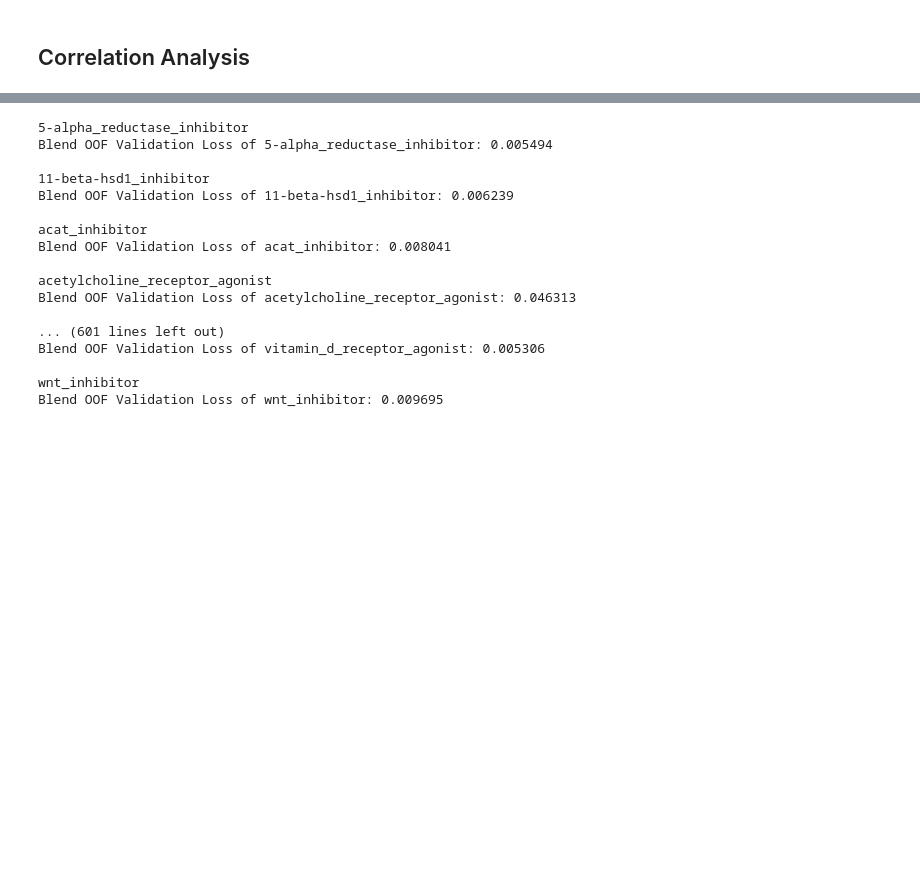
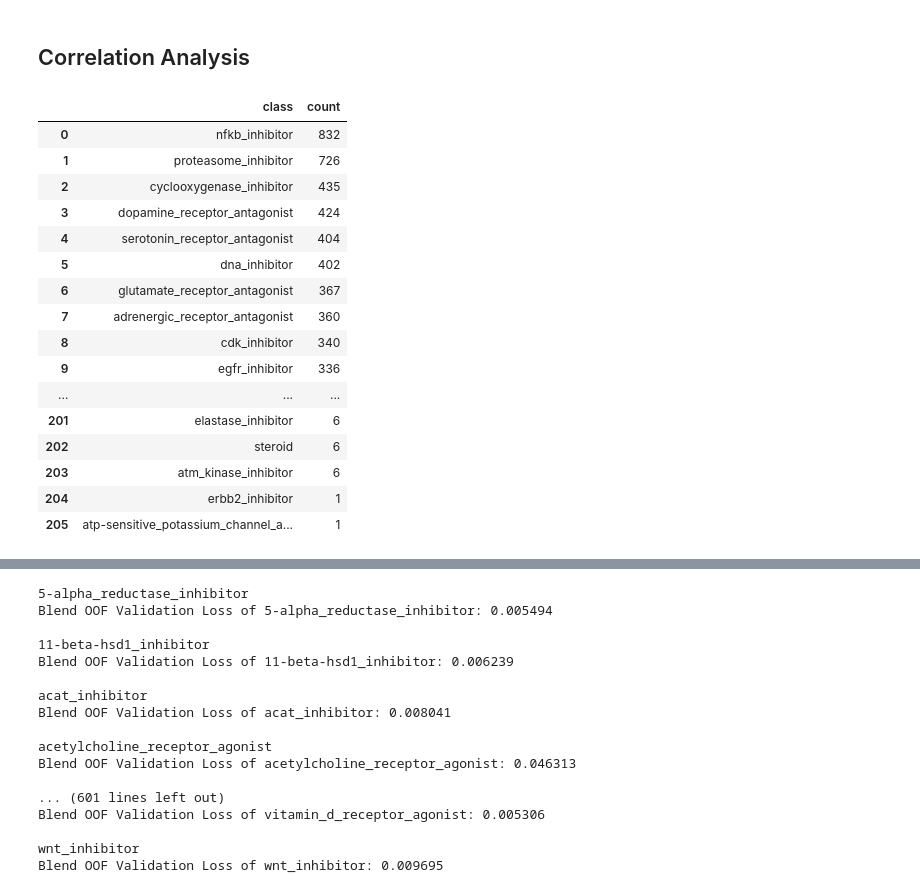
Before and after one commit to guitarmind/kaggle_moa_winner_hungry_for_gold, a Jupyter notebook: blends/blend_eda_v6.ipynb, the cells around one changed output, grey strips where cells are left out. Saved outputs shown, nothing was run; the diff lists cells and outputs as text; code cells hidden in the pictures; blank space fills up the shorter version.

```diff
--- a/blends/blend_eda_v6.ipynb
+++ b/blends/blend_eda_v6.ipynb
@@ -423,3 +423,27 @@ all_oof.shape, blend_oof.shape
 ((6, 21948, 206), (21948, 206))
 # %% [markdown]
 ## Correlation Analysis
+# %%
+class_counts = train_labels[train_classes].sum().to_frame(
+    name="count").reset_index().rename(columns={"index": "class"})
+class_counts = class_counts.sort_values(by="count",
+                                        ascending=False).reset_index(drop=True)
+class_counts
+# %% [output]
+|  | class | count |
+| 0 | nfkb_inhibitor | 832 |
+| 1 | proteasome_inhibitor | 726 |
+| 2 | cyclooxygenase_inhibitor | 435 |
+| 3 | dopamine_receptor_antagonist | 424 |
+| 4 | serotonin_receptor_antagonist | 404 |
+| 5 | dna_inhibitor | 402 |
+| 6 | glutamate_receptor_antagonist | 367 |
+| 7 | adrenergic_receptor_antagonist | 360 |
+| 8 | cdk_inhibitor | 340 |
+| 9 | egfr_inhibitor | 336 |
+| ... | ... | ... |
+| 201 | elastase_inhibitor | 6 |
+| 202 | steroid | 6 |
+| 203 | atm_kinase_inhibitor | 6 |
+| 204 | erbb2_inhibitor | 1 |
+| 205 | atp-sensitive_potassium_channel_a... | 1 |
```
Also changed, not shown: parts of 1 cell of this notebook.
